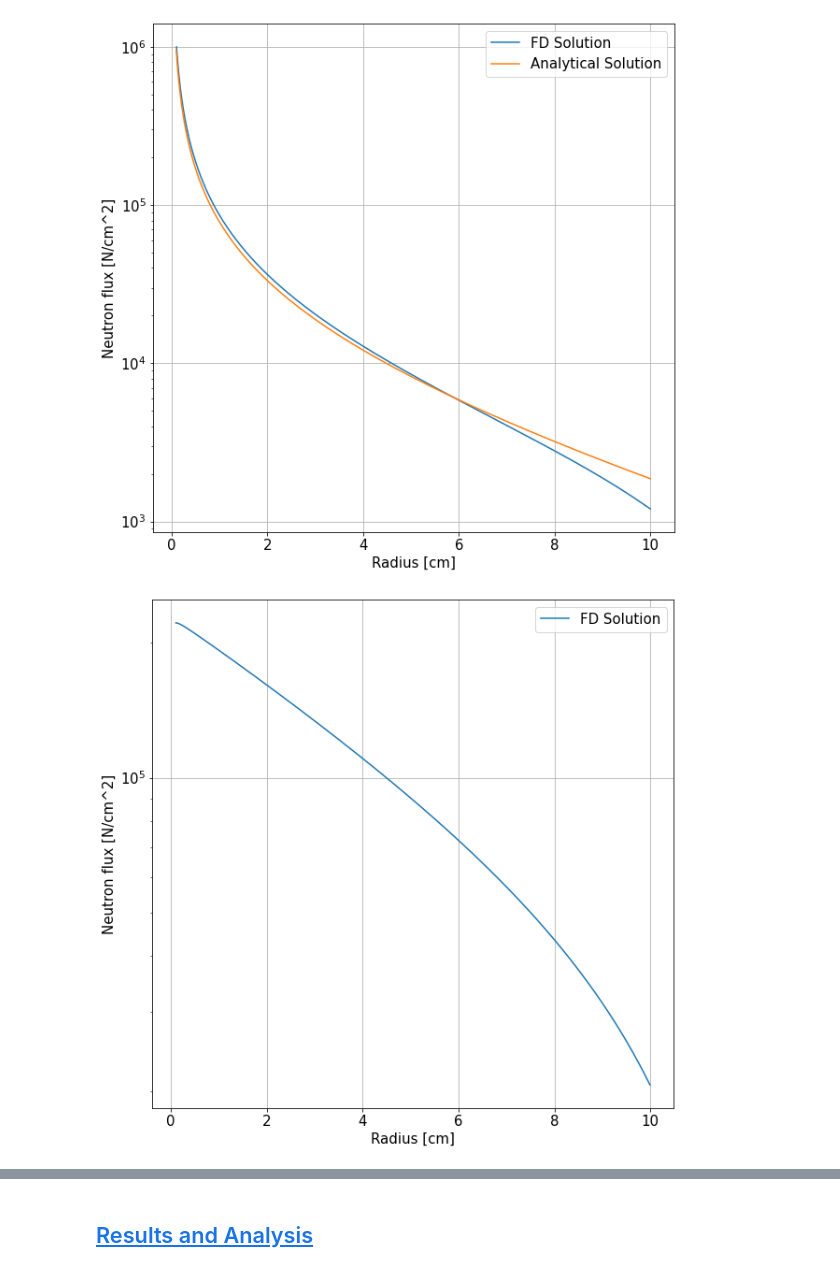
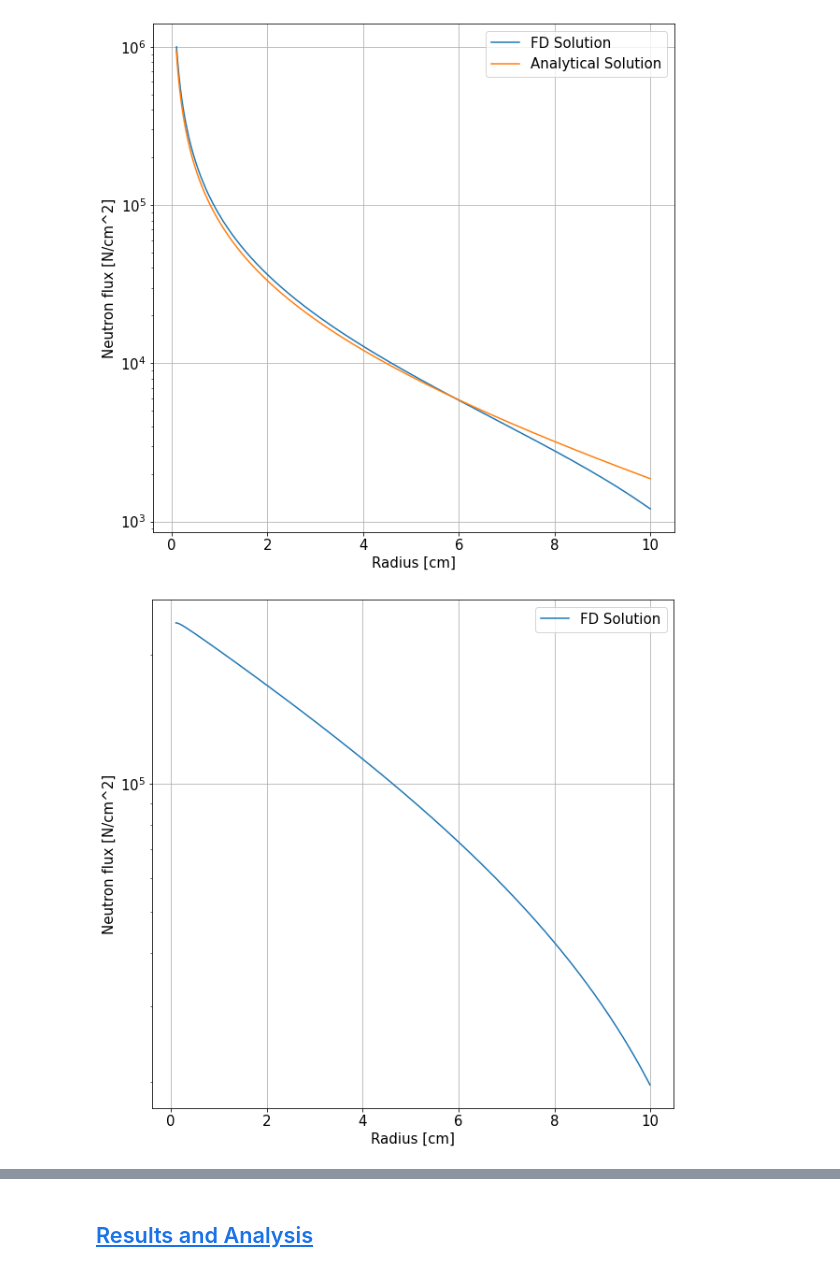
Before and after one commit to AnthonyB08/neutron__transport, a Jupyter notebook: report-coupled-3Domains.ipynb, the cells around one changed output, grey strips where cells are left out. Saved outputs shown, nothing was run; the diff lists cells and outputs as text; code cells hidden in the pictures.

```diff
--- a/report-coupled-3Domains.ipynb
+++ b/report-coupled-3Domains.ipynb
@@ -322,54 +322,57 @@ sigma_2 = 0.022
 sigma_12=0.87
 
 D=0.87
-L1 = np.sqrt(D/sigma_s)
+L1 = np.sqrt(D/sigma_1)
 h = (rn-r0)/(N+1)
 r = np.arange(r0+h, rn, h)
 
 A = np.zeros((N,N))
 B = np.zeros(N)
 
-A[0,0] = -sigma_s/D * h**2 - 2
+A[0,0] = -sigma_2/D * h**2 - 2
 A[0,1] = 2
-B[0] = -sigma_12*h**2*So*np.exp(-r0/L1)/(4*np.pi*r0*D)
+B[0] = -sigma_12*h**2*group1[0]
+#*So*np.exp(-r0/L1)/(4*np.pi*r0*D)
 
 for i in range(1,N-1):
     A[i,i-1] = (1-(h/r[i]))
     A[i,i] = -sigma_2/D * h**2 - 2
     A[i,i+1] = 1 + (h/r[i])
-    B[i] = -sigma_12*h**2*So*np.exp(-r[i]/L1)/(4*np.pi*r[i]*D)
+    B[i] = -sigma_12*h**2*group1[i]
+    #So*np.exp(-r[i]/L1)/(4*np.pi*r[i]*D)
 
-A[-1,-1] = (-h * alpha - 2 - h**2 * alpha/rn - sigma_s * h**2 / D)
+A[-1,-1] = (-h * alpha - 2 - h**2 * alpha/rn - sigma_2 * h**2 / D)
 A[-1,-2] = 1 + 1+h/rn-h/rn
-B[-1] = -sigma_12*h**2*So*np.exp(-rn/L1)/(4*np.pi*rn*D)
+B[-1] = -sigma_12*h**2*group1[-1]
+#So*np.exp(-rn/L1)/(4*np.pi*rn*D)
 
 L = np.sqrt(D/sigma_1)
 
 group2 = np.linalg.solve(A , B)
+
 #group2 = np.concatenate((np.array([phi0]),group2,np.array([group1[-1]])))
-
 #r = np.concatenate((np.array([r0]),r,np.array([rn])))
 
 
 x = np.linspace(0.1-h,10,N)
 y = So/(4*np.pi * x * D)*np.exp(-x/L)
 
 fig = plt.figure(figsize=(10,10))
 plt.plot(r,group2,label="FD Solution")
 #plt.plot(x,y,label="Analytical Solution")
 plt.xlabel("Radius [cm]")
 plt.ylabel("Neutron flux [N/cm^2]")
 font = {'family' : 'DejaVu Sans',
         'weight' : 'normal',
         'size'   : 15}
 plt.rc('font', **font)
 plt.yscale("log")
 plt.grid()
 plt.legend()
 plt.savefig("AnalyticalFDSolution.png",dpi=300)
 plt.show()
 # %% [output]
-[figure, old version]
+[figure, new version]
 # %%
 fig = plt.figure(figsize=(10,12))
 plt.plot(df["x"],df["u1"],"r-",label="FEM Solution 1-Group")
```
Also changed, not shown: parts of 3 cells of this notebook.
